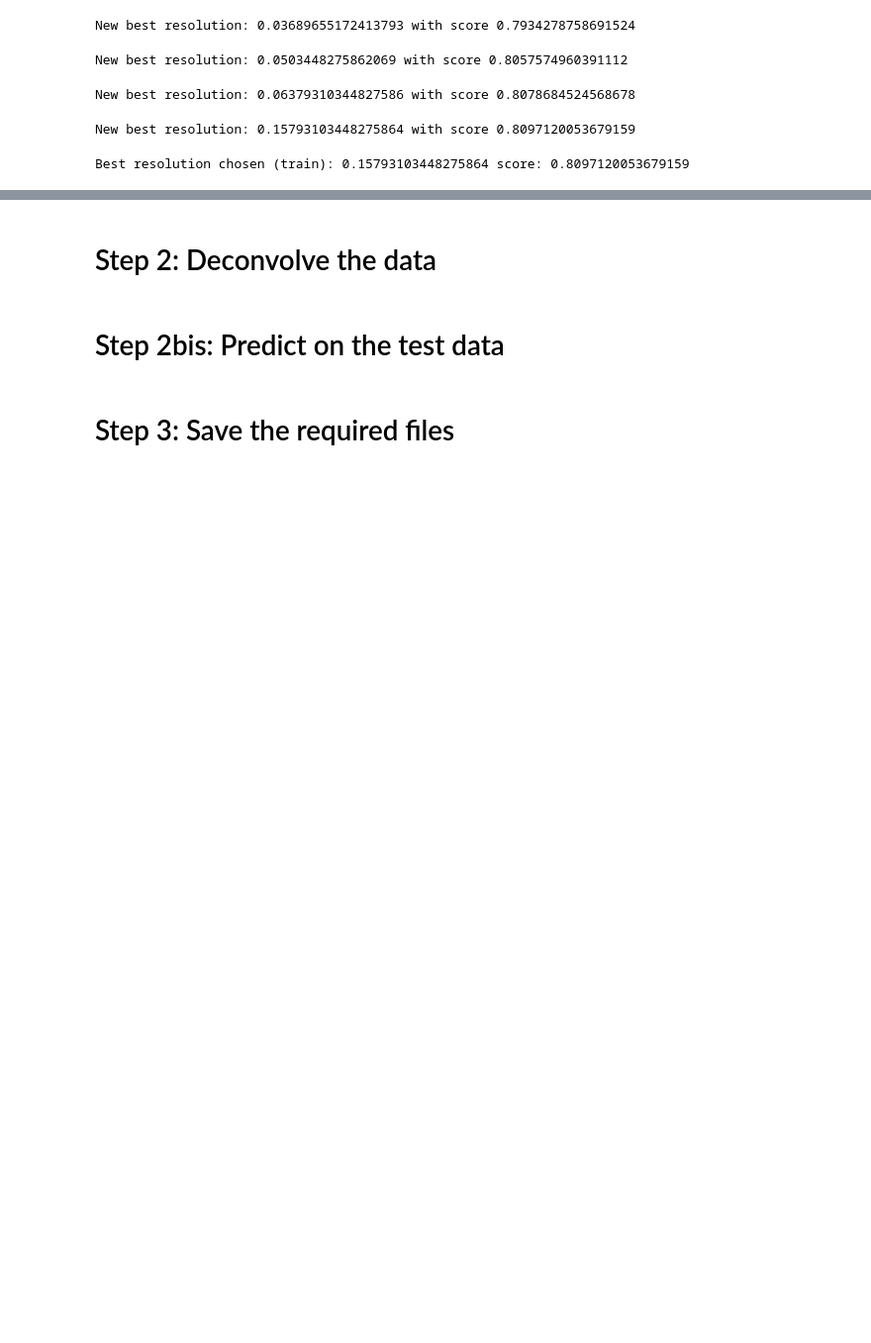
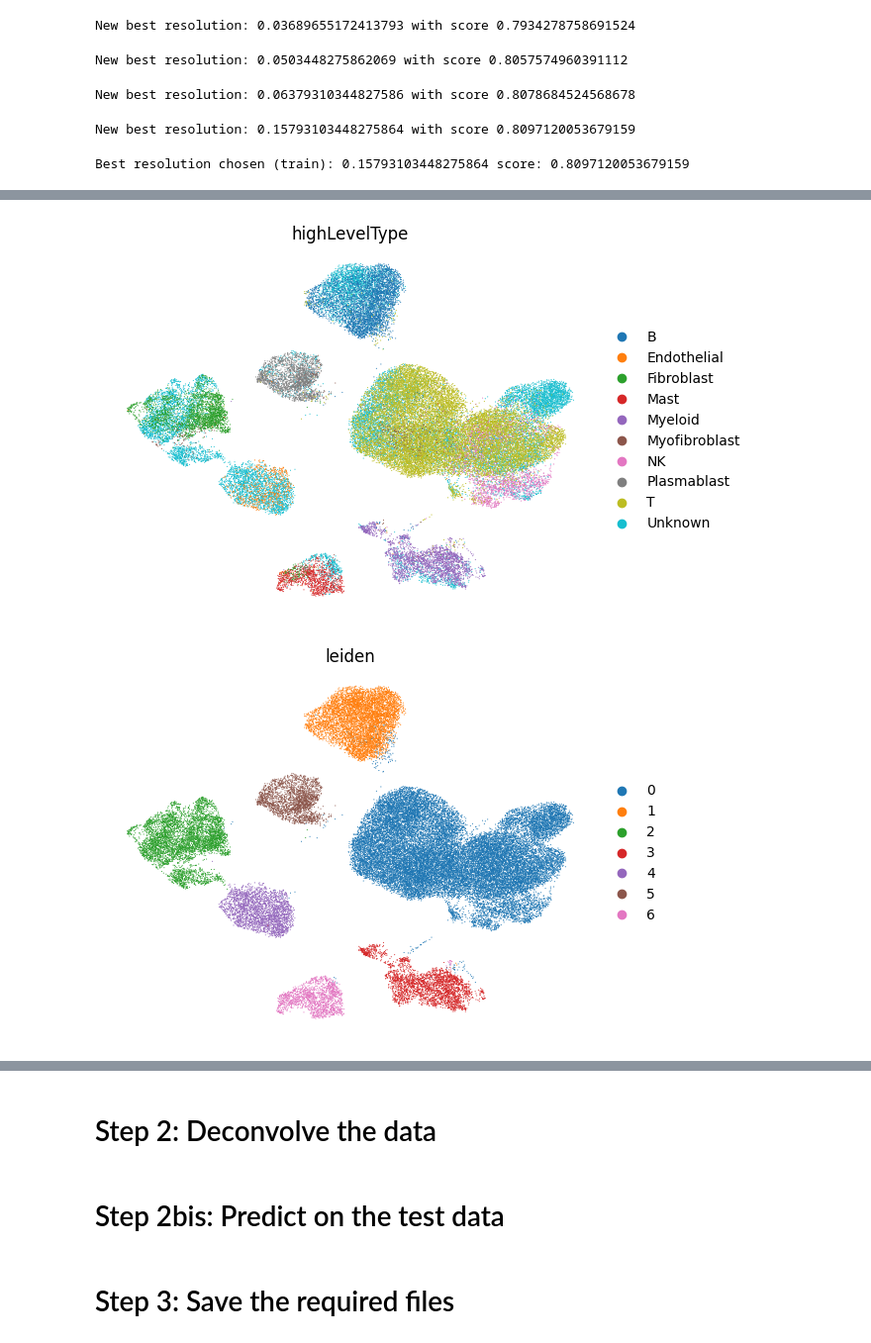
Before and after one commit to EdoardoNegri/Genomics_2, a Jupyter notebook: code.ipynb, the cells around one changed output, grey strips where cells are left out. Shown at 99% size. Drawn from its saved outputs; the diff is of its cells as text; code cells hidden in the pictures; blank space fills up the shorter version.

```diff
--- a/code.ipynb
+++ b/code.ipynb
@@ -195,0 +259,17 @@ sc.tl.leiden(sc_train, resolution=best_res, key_added="cluster")
+# %%
+sc.pl.umap(
+    adata_full,
+    color=[label_key],
+    frameon=False,
+    ncols=1,
+)
+
+sc.pl.umap(
+    adata_full,
+    color=['leiden'],
+    frameon=False,
+    ncols=1,
+)
+# %% [output]
+[figure, added]
+[figure, added]
```
Also changed, not shown: parts of 24 cells of this notebook, 1 other file.
